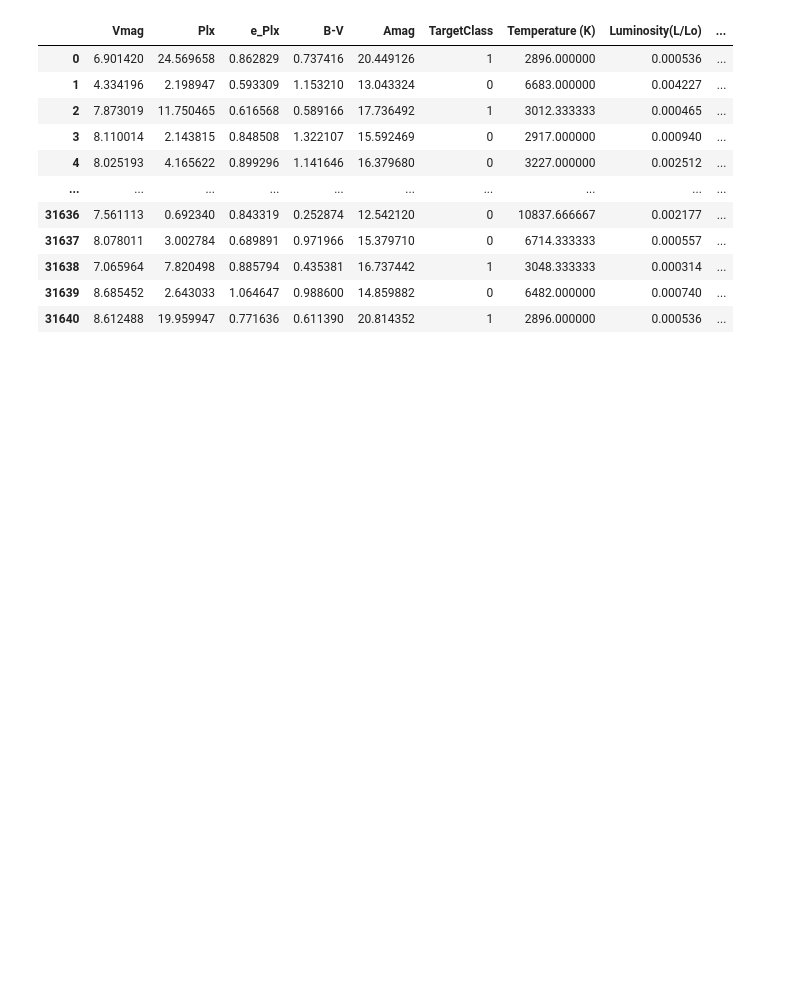
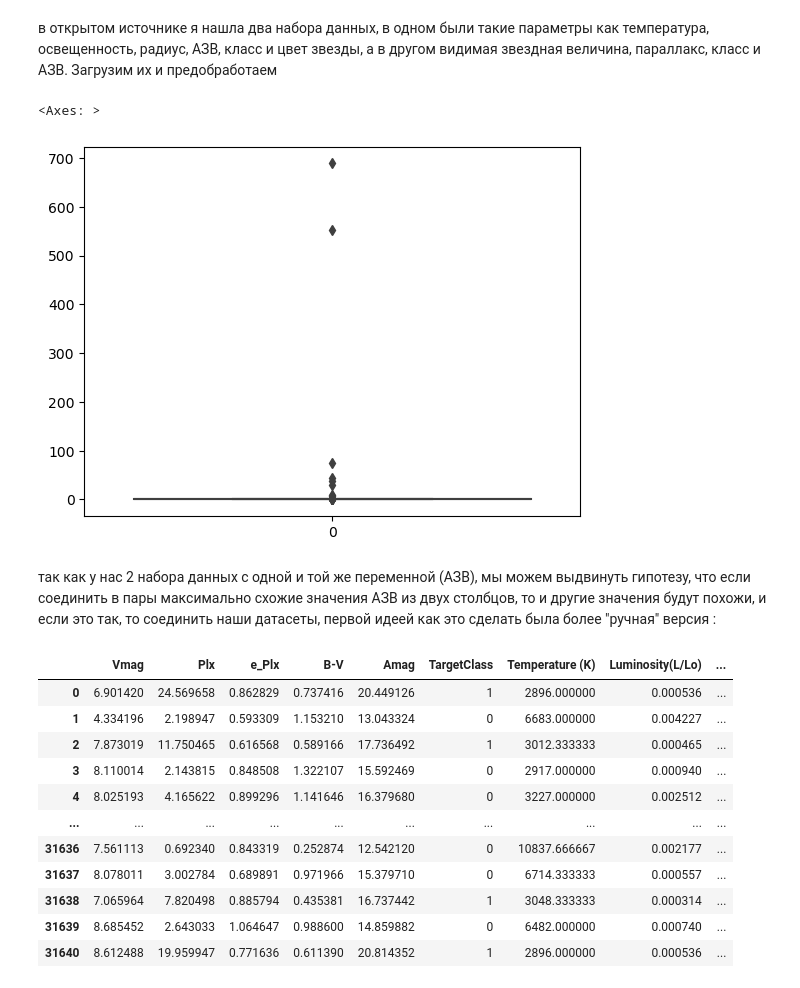
Before and after one commit to junkyRaccoon/HR_diagram, a Jupyter notebook: star.ipynb, the cells around one changed output. Saved outputs shown, nothing was run; the diff lists cells and outputs as text; code cells hidden in the pictures; blank space fills up the shorter version.

```diff
--- a/star.ipynb
+++ b/star.ipynb
@@ -36,3 +43,21 @@ df = df[df['Absolute magnitude(Mv)'] > 0]
+# %% [markdown]
+в открытом источнике я нашла два набора данных, в одном были такие параметры как температура, освещенность, радиус, АЗВ, класс и цвет звезды, а в другом видимая звездная величина, параллакс, класс и АЗВ.
+Загрузим их и предобработаем
+# %%
+df = pd.read_csv(r"6 class csv.csv")
+test1df = pd.read_csv(r"6 class csv.csv")
+df2 = pd.read_csv(r"paralaxo.csv")
+
+df.drop(["Star color", "Spectral Class"], axis=1, inplace=True)
+df2.drop(['SpType'],axis = 1, inplace=True)
+
+df = df[df['Absolute magnitude(Mv)'] > 0]
+sns.boxplot(df['Luminosity(L/Lo)'])
+# %% [output]
+<Axes: >
+[figure, added]
+# %% [markdown]
+так как у нас 2 набора данных с одной и той же переменной (АЗВ), мы можем выдвинуть гипотезу, что если соединить в пары максимально схожие значения АЗВ из двух столбцов, то и другие значения будут похожи, и если это так, то соединить наши датасеты, первой идеей как это сделать была более "ручная" версия :
 # %%
 tree = KDTree(df["Absolute magnitude(Mv)"].values.reshape((-1, 1)), leaf_size=3)
 dist, ind = tree.query(df2["Amag"].values.reshape((-1, 1)), k=3)
```
Also changed, not shown: parts of 38 cells of this notebook.
